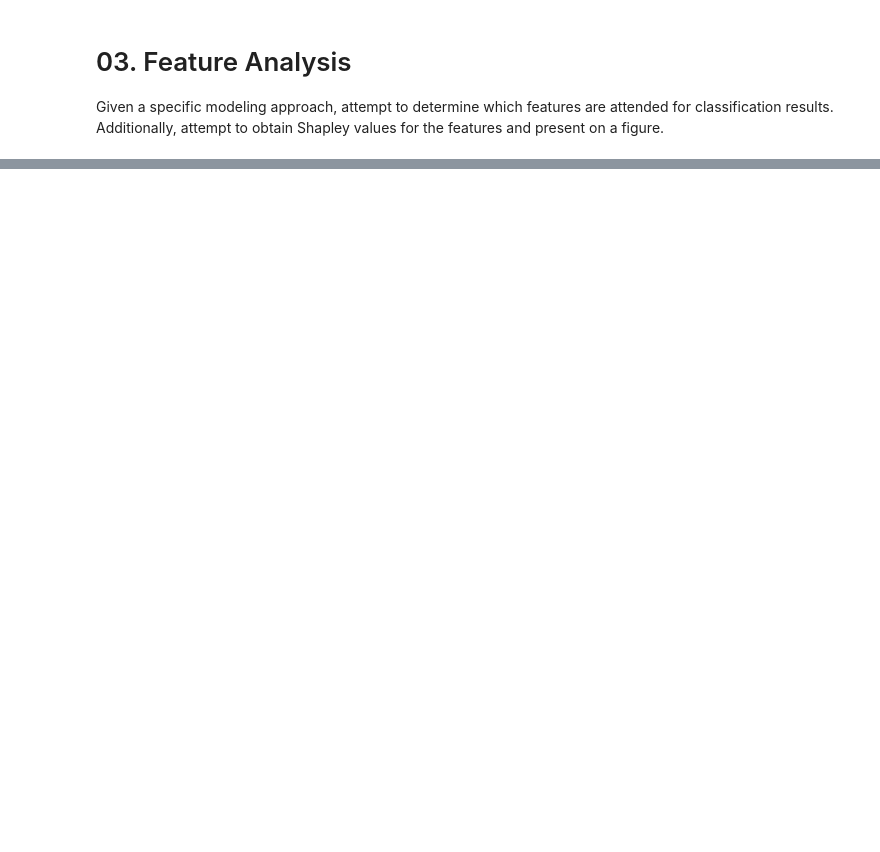
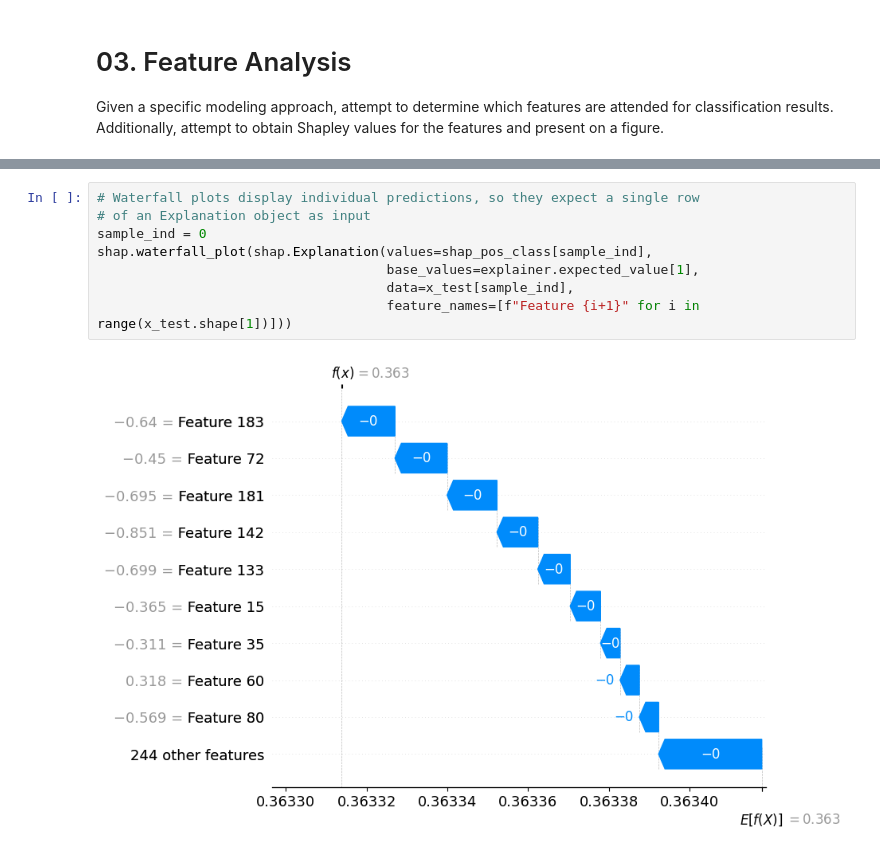
Before and after one commit to mcdowellkonnor/BrainConnectivity, a Jupyter notebook: BrainConnectivity/03_Feature_Analysis.ipynb, the cells around one changed output, grey strips where cells are left out. Drawn from its saved outputs; the diff is of its cells as text; blank space fills up the shorter version.

```diff
--- a/BrainConnectivity/03_Feature_Analysis.ipynb
+++ b/BrainConnectivity/03_Feature_Analysis.ipynb
@@ -22,0 +115,10 @@ data_df.head()
+# %%
+# Waterfall plots display individual predictions, so they expect a single row
+# of an Explanation object as input
+sample_ind = 0
+shap.waterfall_plot(shap.Explanation(values=shap_pos_class[sample_ind],
+                                     base_values=explainer.expected_value[1],
+                                     data=x_test[sample_ind],
+                                     feature_names=[f"Feature {i+1}" for i in range(x_test.shape[1])]))
+# %% [output]
+[figure, added]
```
Also changed, not shown: parts of 6 cells of this notebook, 1 other file.
